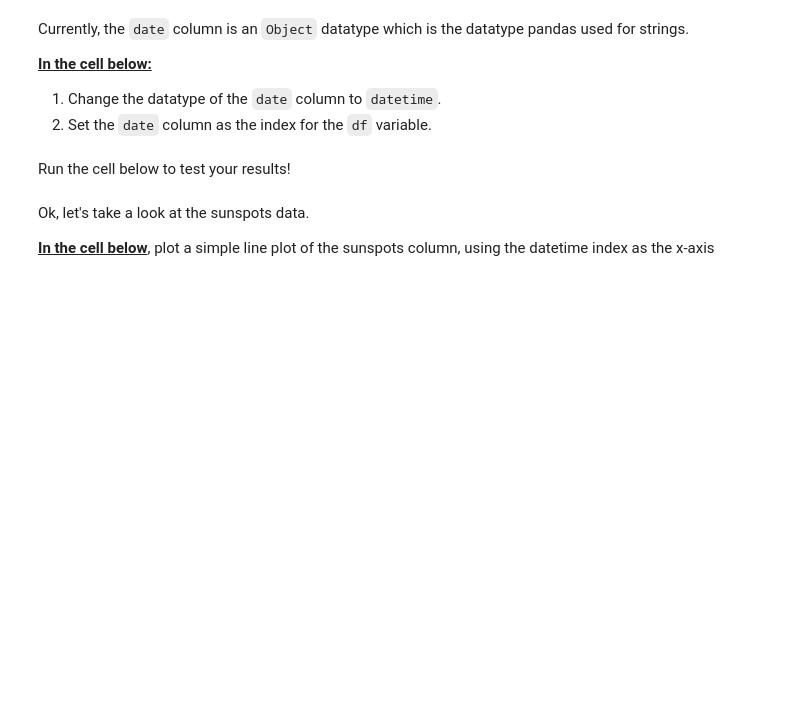
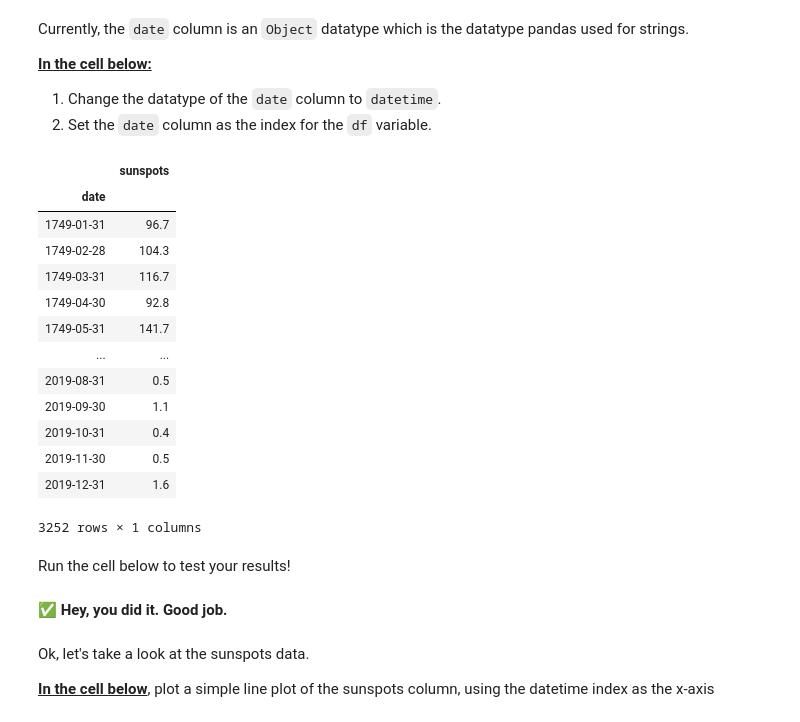
Before and after one commit to lecritch/dtsc-chi-warmup-time-series, a Jupyter notebook: index.ipynb, the cells around one changed output. Cells and saved outputs as stored; diff of their text form; code cells hidden in the pictures; blank space fills up the shorter version.

```diff
--- a/index.ipynb
+++ b/index.ipynb
@@ -31,7 +40,31 @@ Currently, the `date` column is an `Object` datatype which is the datatype panda
+# %%
+# Your code here
+df['date'] = pd.to_datetime(df['date'])
+
+df.set_index('date', inplace = True)
+# %%
+df
+# %% [output]
+|  | sunspots |
+| date |  |
+| 1749-01-31 | 96.7 |
+| 1749-02-28 | 104.3 |
+| 1749-03-31 | 116.7 |
+| 1749-04-30 | 92.8 |
+| 1749-05-31 | 141.7 |
+| ... | ... |
+| 2019-08-31 | 0.5 |
+| 2019-09-30 | 1.1 |
+| 2019-10-31 | 0.4 |
+| 2019-11-30 | 0.5 |
+| 2019-12-31 | 1.6 |
+3252 rows × 1 columns
 # %% [markdown]
 Run the cell below to test your results!
 # %%
 test.run_test(df, 'sunspot_date_index')
+# %% [output]
+✅ **Hey, you did it.  Good job.**
 # %% [markdown]
 Ok, let's take a look at the sunspots data.
 
```
Also changed, not shown: parts of 7 cells of this notebook.
